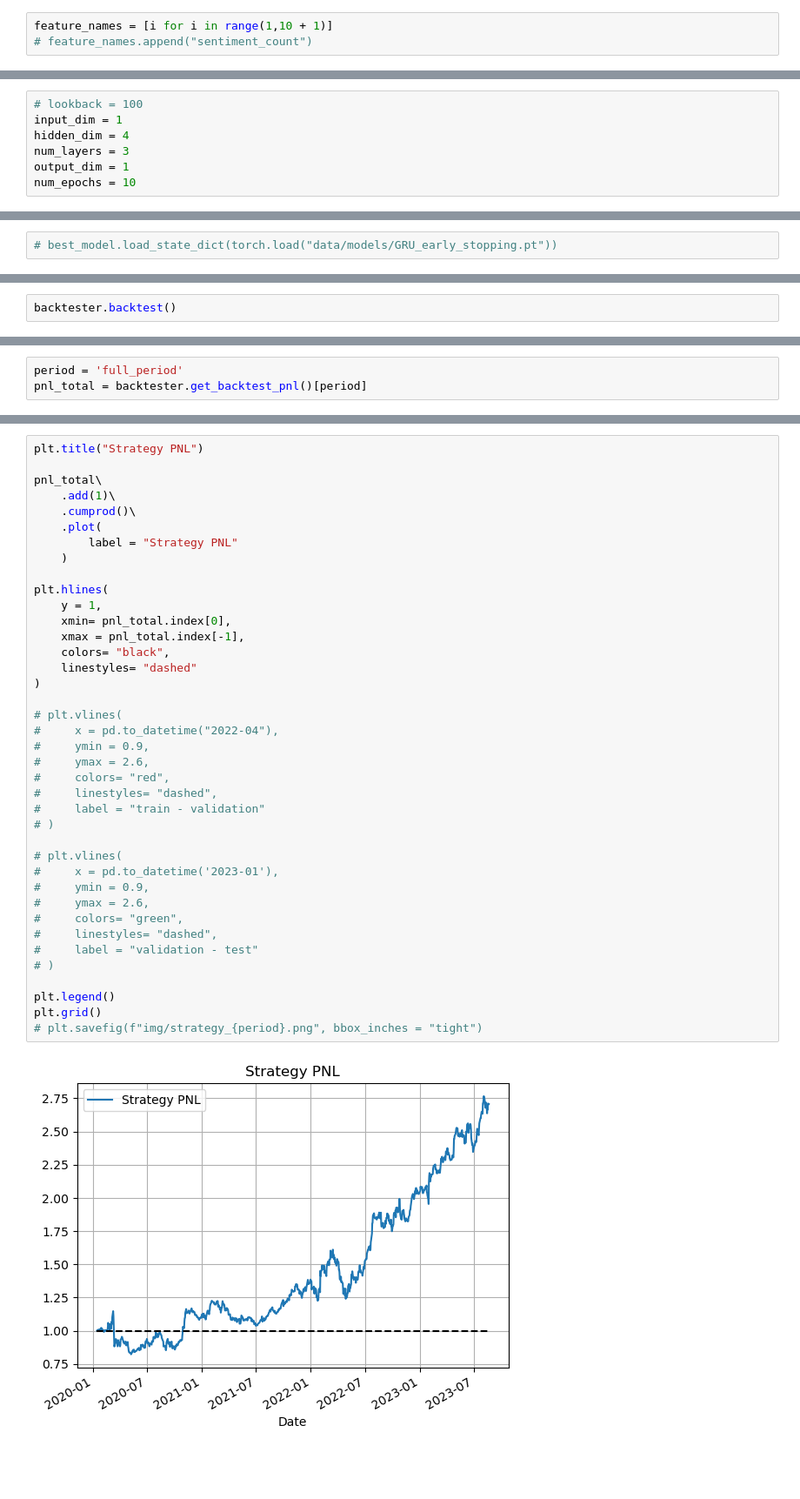
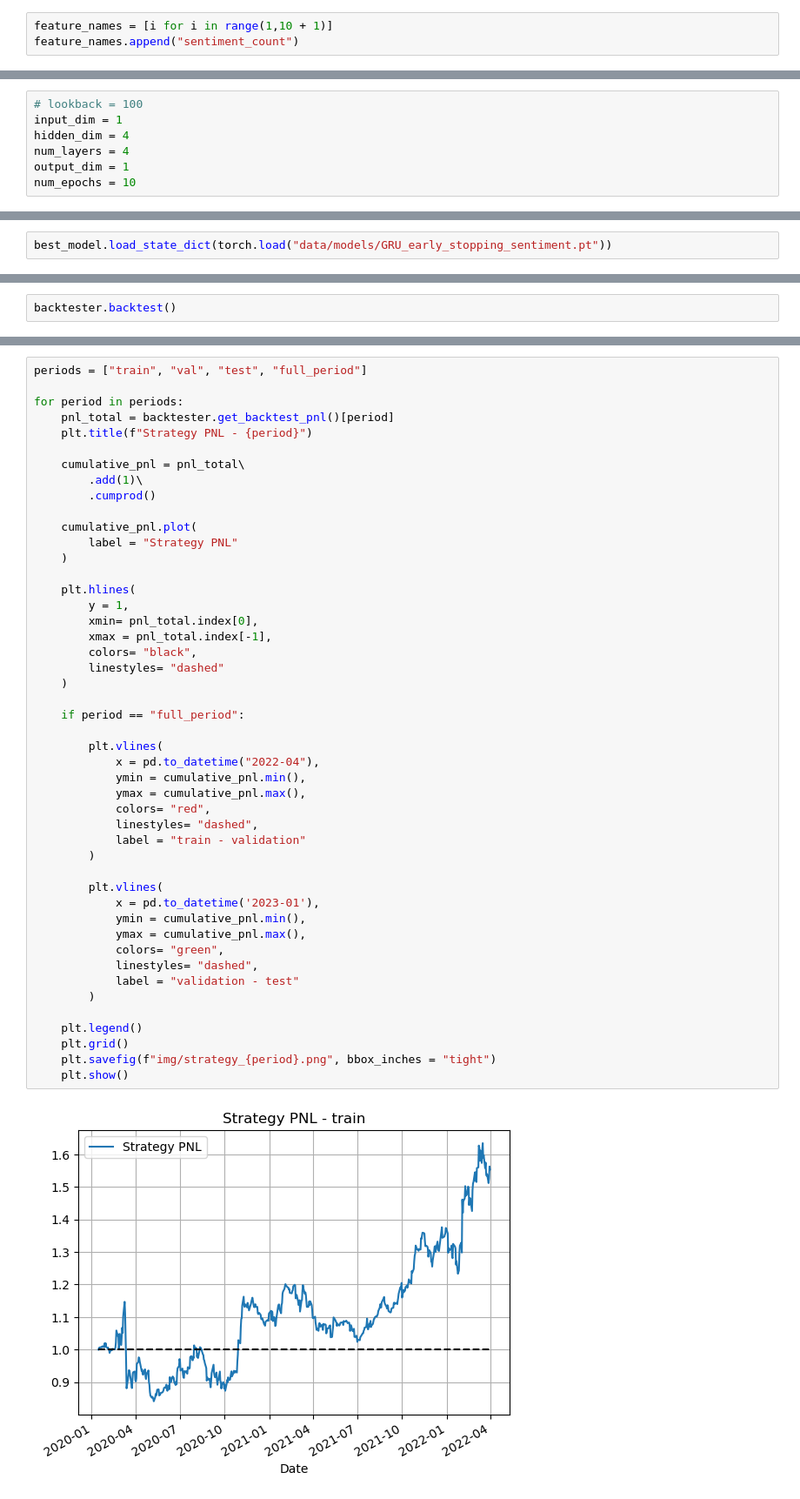
Before and after one commit to sabrinasartori/itau-quant-challenge, a Jupyter notebook: notebooks/lstm/02-lstm_sentiment.ipynb, the cells around one changed output, grey strips where cells are left out. Shown at 87% size. Saved outputs shown, nothing was run; the diff lists cells and outputs as text; blank space fills up the shorter version.

Commit message:
update images and backtester

```diff
--- a/notebooks/lstm/02-lstm_sentiment.ipynb
+++ b/notebooks/lstm/02-lstm_sentiment.ipynb
@@ -136,7 +136,7 @@ features_df = pd.merge(
 selected_columns = ~((features_df.columns == "index") | (features_df.columns == "date") )
 # %%
 feature_names = [i for i in range(1,10 + 1)]
-# feature_names.append("sentiment_count")
+feature_names.append("sentiment_count")
 # %%
 train_dates = features_df.index\
     .get_level_values("Date") < '2022-04'
@@ -295,7 +295,7 @@ class GRU(nn.Module):
 # lookback = 100
 input_dim = 1
 hidden_dim = 4
-num_layers = 3
+num_layers = 4
 output_dim = 1
 num_epochs = 10
 # %%
@@ -370,4 +370,4 @@ GRU(
   (fc): Linear(in_features=4, out_features=1, bias=True)
 )
 # %%
-# best_model.load_state_dict(torch.load("data/models/GRU_early_stopping.pt"))
+best_model.load_state_dict(torch.load("data/models/GRU_early_stopping_sentiment.pt"))
@@ -507,3 +478,0 @@ backtester.get_backtest_results()
-# %%
-period = 'full_period'
-pnl_total = backtester.get_backtest_pnl()[period]
@@ -510,41 +483,49 @@ pnl_total = backtester.get_backtest_pnl()[period]
 # %%
-plt.title("Strategy PNL")
+periods = ["train", "val", "test", "full_period"]
 
-pnl_total\
-    .add(1)\
-    .cumprod()\
-    .plot(
+for period in periods:
+    pnl_total = backtester.get_backtest_pnl()[period]
+    plt.title(f"Strategy PNL - {period}")
+
+    cumulative_pnl = pnl_total\
+        .add(1)\
+        .cumprod()
+
+    cumulative_pnl.plot(
         label = "Strategy PNL"
     )
 
-plt.hlines(
-    y = 1,
-    xmin= pnl_total.index[0],
-    xmax = pnl_total.index[-1],
-    colors= "black",
-    linestyles= "dashed"
-)
+    plt.hlines(
+        y = 1,
+        xmin= pnl_total.index[0],
+        xmax = pnl_total.index[-1],
+        colors= "black",
+        linestyles= "dashed"
+    )
 
-# plt.vlines(
-#     x = pd.to_datetime("2022-04"),
-#     ymin = 0.9,
-#     ymax = 2.6,
-#     colors= "red",
-#     linestyles= "dashed",
-#     label = "train - validation"
-# )
+    if period == "full_period":
 
-# plt.vlines(
-#     x = pd.to_datetime('2023-01'),
-#     ymin = 0.9,
-#     ymax = 2.6,
-#     colors= "green",
-#     linestyles= "dashed",
-#     label = "validation - test"
-# )
+        plt.vlines(
+            x = pd.to_datetime("2022-04"),
+            ymin = cumulative_pnl.min(),
+            ymax = cumulative_pnl.max(),
+            colors= "red",
+            linestyles= "dashed",
+            label = "train - validation"
+        )
 
-plt.legend()
-plt.grid()
-# plt.savefig(f"img/strategy_{period}.png", bbox_inches = "tight")
+        plt.vlines(
+            x = pd.to_datetime('2023-01'),
+            ymin = cumulative_pnl.min(),
+            ymax = cumulative_pnl.max(),
+            colors= "green",
+            linestyles= "dashed",
+            label = "validation - test"
+        )
+
+    plt.legend()
+    plt.grid()
+    plt.savefig(f"img/strategy_{period}.png", bbox_inches = "tight")
+    plt.show()
 # %% [output]
-[figure, old version]
+[figure, new version]
```
Also changed, not shown: parts of 18 cells of this notebook, 10 other files.
